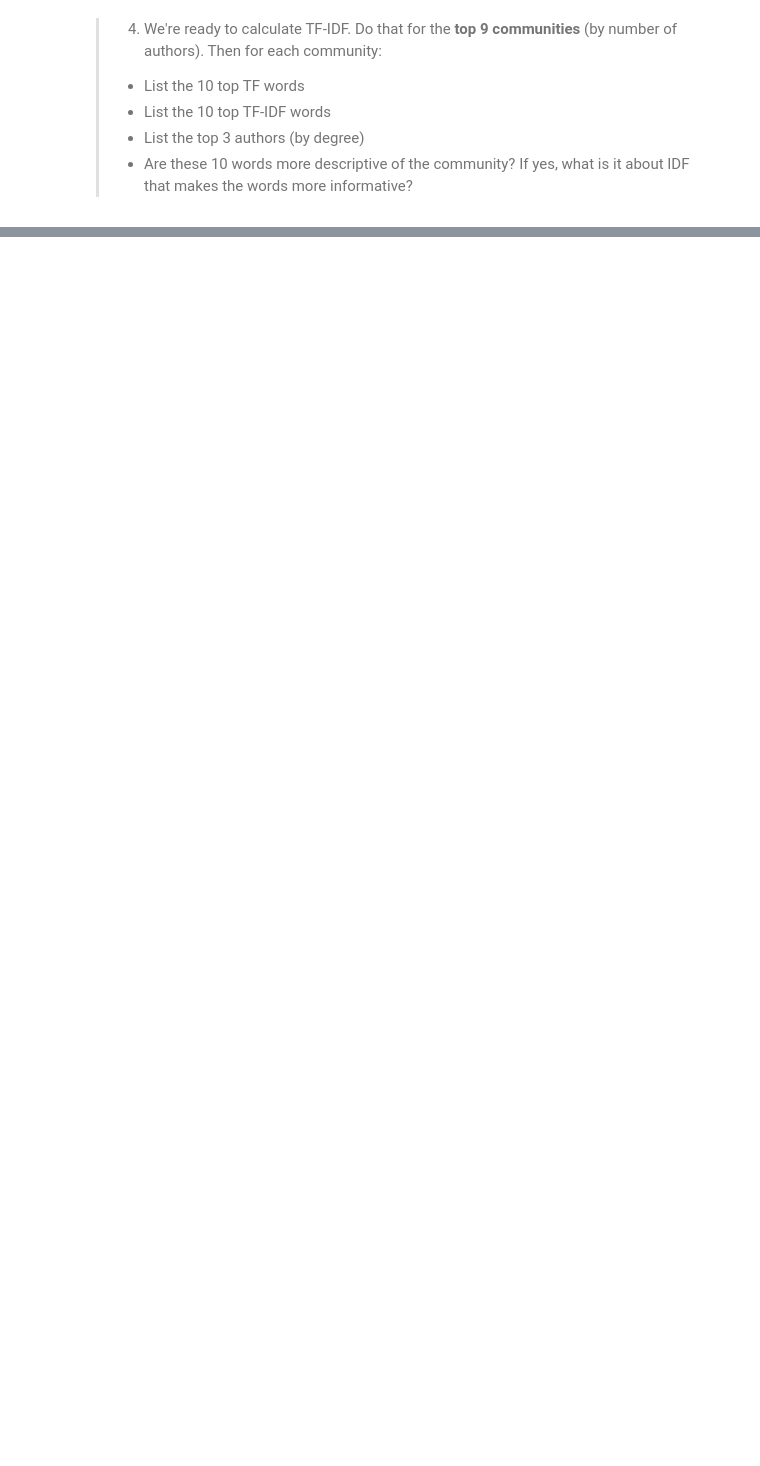
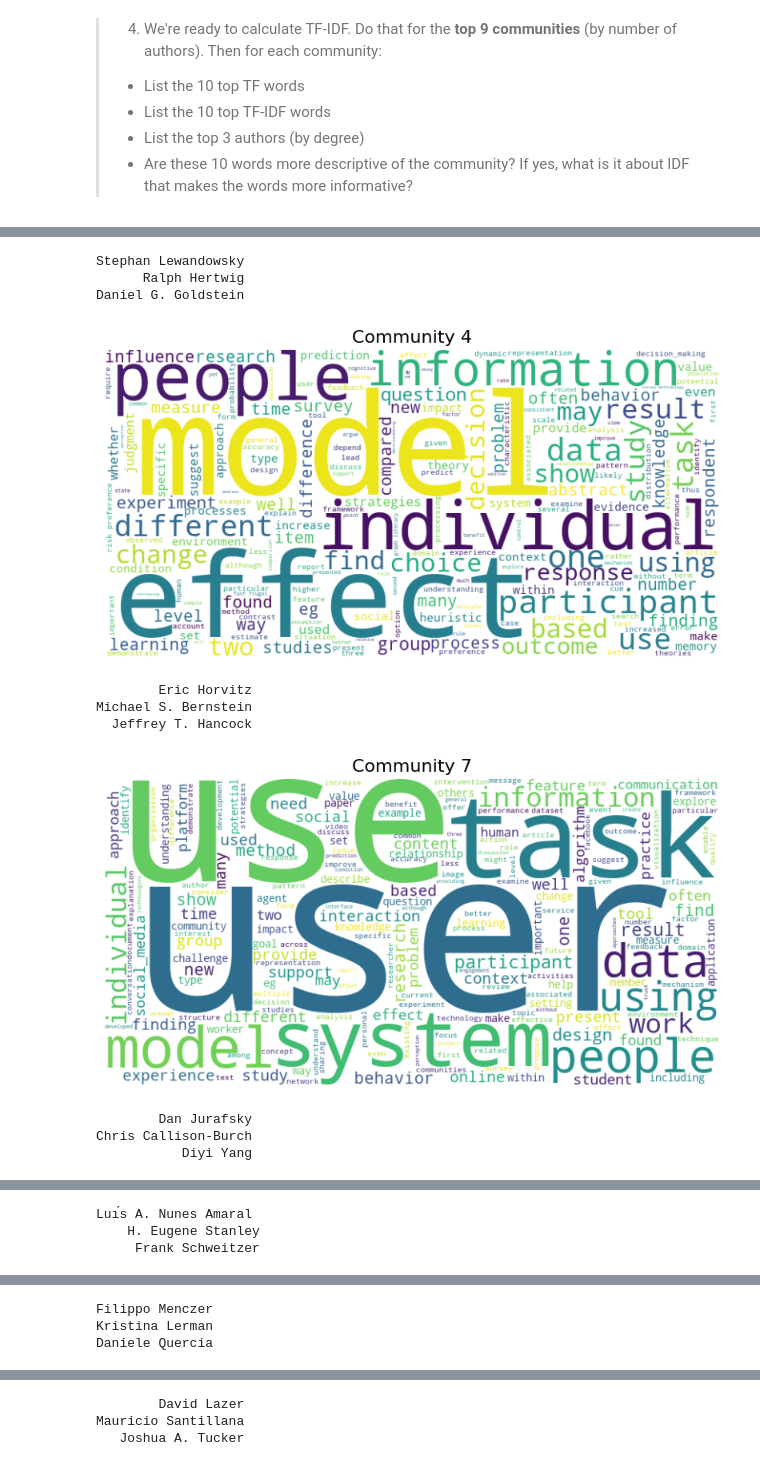
Before and after one commit to claralb2002/Social-Computational-Science-Assignment-1, a Jupyter notebook: Assignment_2/Assignment2.ipynb, the cells around one changed output, grey strips where cells are left out. Cells and saved outputs as stored; diff of their text form; code cells hidden in the pictures; blank space fills up the shorter version.

Commit message:
Input part 3 into assignment 2

```diff
--- a/Assignment_2/Assignment2.ipynb
+++ b/Assignment_2/Assignment2.ipynb
@@ -692,0 +1139,19 @@ These exercises are taken from Week 8
+# %%
+authors = pd.read_csv("final_authors.csv")
+authors_merge = authors.merge(df,left_on="id", right_on="Author")
+# %%
+top_communities = [7, 12, 9, 26, 4, 16, 30, 11, 17]
+
+# Filter for communities
+filtered = authors_merge[authors_merge['Community'].isin(top_communities)]
+
+top_authors = (
+    filtered.sort_values(by='Degree', ascending=False)
+            .drop_duplicates(subset=['Community', 'Author'])
+            .groupby('Community')
+            .head(3)
+            .sort_values(['Community', 'Degree'], ascending=[True, False])
+)
+
+# Display results
+print(top_authors[['Community', 'display_name', 'Degree']].to_string(index=False))
@@ -706,0 +1193,39 @@ These exercises are taken from Week 8
+# %%
+for i, row in top_9_docs.iterrows():
+    community_id = row['Community']
+    tokens = row['community_tokens']
+
+    # Join tokens into a single string
+    text = ' '.join(tokens)
+
+    # Create the word cloud
+    wc = WordCloud(width=800, height=400, background_color='white').generate(text)
+
+    # Get top 3 authors by Degree in this community
+    top_authors = (
+        authors_merge[authors_merge['Community'] == community_id]
+        .sort_values(by='Degree', ascending=False)
+        .drop_duplicates(subset='Author')
+        .head(3)
+    )
+
+    print(top_authors["display_name"].to_string(index=False))
+
+    # Display it
+    plt.figure(figsize=(10, 5))
+    plt.imshow(wc, interpolation='bilinear')
+    plt.axis('off')
+    plt.title(f'Community {community_id}', fontsize=16)
+    plt.show()
+# %% [output]
+Stephan Lewandowsky
+      Ralph Hertwig
+Daniel G. Goldstein
+[figure, added]
+        Eric Horvitz
+Michael S. Bernstein
+  Jeffrey T. Hancock
+[figure, added]
+        Dan Jurafsky
+Chris Callison-Burch
+           Diyi Yang
@@ -706,0 +1233,3 @@ These exercises are taken from Week 8
+Luı́s A. Nunes Amaral
+    H. Eugene Stanley
+     Frank Schweitzer
@@ -706,0 +1237,3 @@ These exercises are taken from Week 8
+Filippo Menczer
+Kristina Lerman
+Daniele Quercia
@@ -706,0 +1241,3 @@ These exercises are taken from Week 8
+        David Lazer
+Mauricio Santillana
+   Joshua A. Tucker
```
Also changed, not shown: parts of 53 cells of this notebook.
